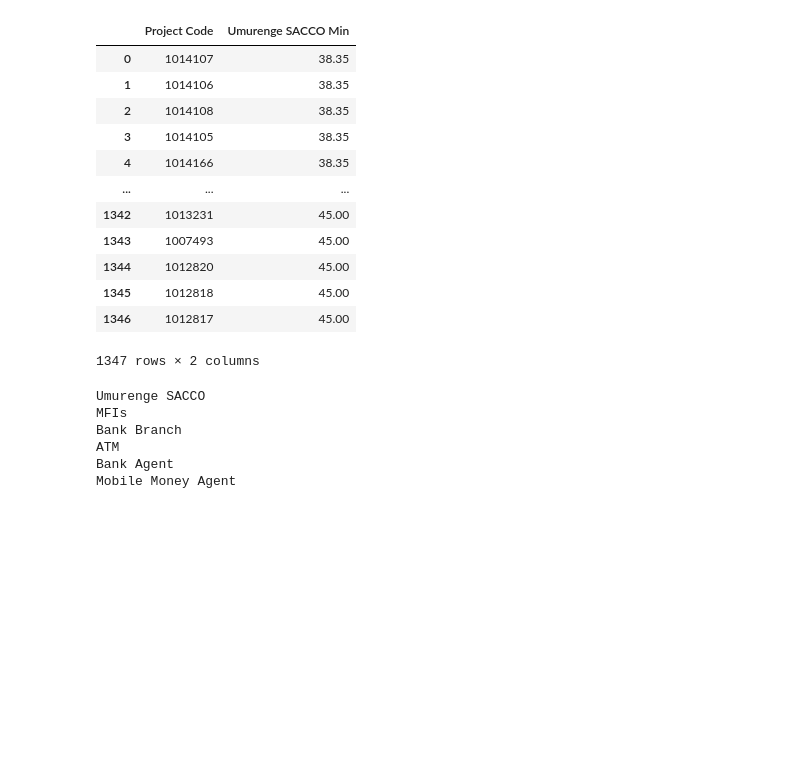
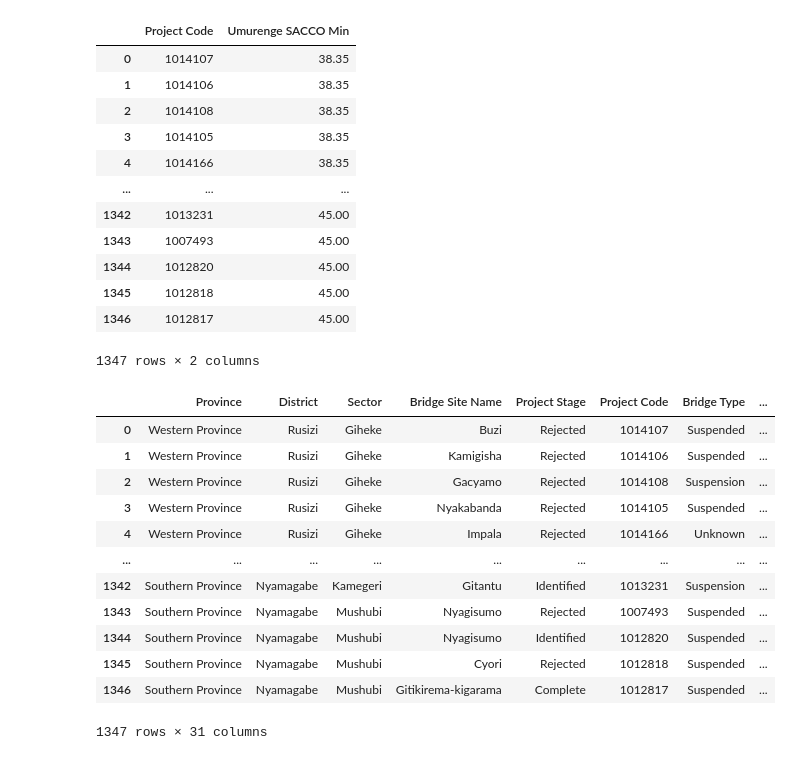
Before and after one commit to BloomTech-Labs/Labs25-Bridges_to_Prosperity-TeamC-ds, a Jupyter notebook: notebooks/prioritization_model_tb.ipynb, the cells around one changed output. Saved outputs shown, nothing was run; the diff lists cells and outputs as text; code cells hidden in the pictures; blank space fills up the shorter version.

```diff
--- a/notebooks/prioritization_model_tb.ipynb
+++ b/notebooks/prioritization_model_tb.ipynb
@@ -266,3 +282,10 @@ umurenge_SACCO_df = convert_travel_times(temp_travel, 'Umurenge SACCO')
+# %%
+umurenge_SACCO_df = convert_travel_times(temp_travel, 'Umurenge SACCO')
+MFIs_df = convert_travel_times(temp_travel, 'MFIs')
+Bank_Branch_df = convert_travel_times(temp_travel, 'Bank Branch')
+ATM_df = convert_travel_times(temp_travel, 'ATM')
+Bank_Agent = convert_travel_times(temp_travel, 'Bank Agent')
+Mobile_Money_Agent = convert_travel_times(temp_travel, 'Mobile Money Agent')
 # %%
 umurenge_SACCO_df
 # %% [output]
@@ -279,13 +302,3 @@ umurenge_SACCO_df
 | 1345 | 1012818 | 45.00 |
 | 1346 | 1012817 | 45.00 |
 1347 rows × 2 columns
-# %%
-for i in travel_times:
-  (i)
-# %% [output]
-Umurenge SACCO
-MFIs
-Bank Branch
-ATM
-Bank Agent
-Mobile Money Agent
@@ -296,0 +305,28 @@ X[['top_minutes', 'top_seconds', 'top_miliseconds']] = X['time_of_possession'].s
+# %%
+# now that we have our dataframe with the corrected columns we need to
+# drop the original columns and then merge the new dataframes to the bridges
+# dataframe (merge on project code)
+
+bridges = bridges.drop(columns=travel_times)
+# %%
+from functools import reduce
+
+dfs = [bridges, umurenge_SACCO_df, MFIs_df, Bank_Branch_df, ATM_df, Bank_Agent, Mobile_Money_Agent]
+
+df_final = reduce(lambda left,right: pd.merge(left,right,on='Project Code'), dfs)
+# %%
+df_final
+# %% [output]
+|  | Province | District | Sector | Bridge Site Name | Project Stage | Project Code | Bridge Type | ... |
+| 0 | Western Province | Rusizi | Giheke | Buzi | Rejected | 1014107 | Suspended | ... |
+| 1 | Western Province | Rusizi | Giheke | Kamigisha | Rejected | 1014106 | Suspended | ... |
+| 2 | Western Province | Rusizi | Giheke | Gacyamo | Rejected | 1014108 | Suspension | ... |
+| 3 | Western Province | Rusizi | Giheke | Nyakabanda | Rejected | 1014105 | Suspended | ... |
+| 4 | Western Province | Rusizi | Giheke | Impala | Rejected | 1014166 | Unknown | ... |
+| ... | ... | ... | ... | ... | ... | ... | ... | ... |
+| 1342 | Southern Province | Nyamagabe | Kamegeri | Gitantu | Identified | 1013231 | Suspension | ... |
+| 1343 | Southern Province | Nyamagabe | Mushubi | Nyagisumo | Rejected | 1007493 | Suspended | ... |
+| 1344 | Southern Province | Nyamagabe | Mushubi | Nyagisumo | Identified | 1012820 | Suspended | ... |
+| 1345 | Southern Province | Nyamagabe | Mushubi | Cyori | Rejected | 1012818 | Suspended | ... |
+| 1346 | Southern Province | Nyamagabe | Mushubi | Gitikirema-kigarama | Complete | 1012817 | Suspended | ... |
+1347 rows × 31 columns
```
Also changed, not shown: parts of 23 cells of this notebook.
